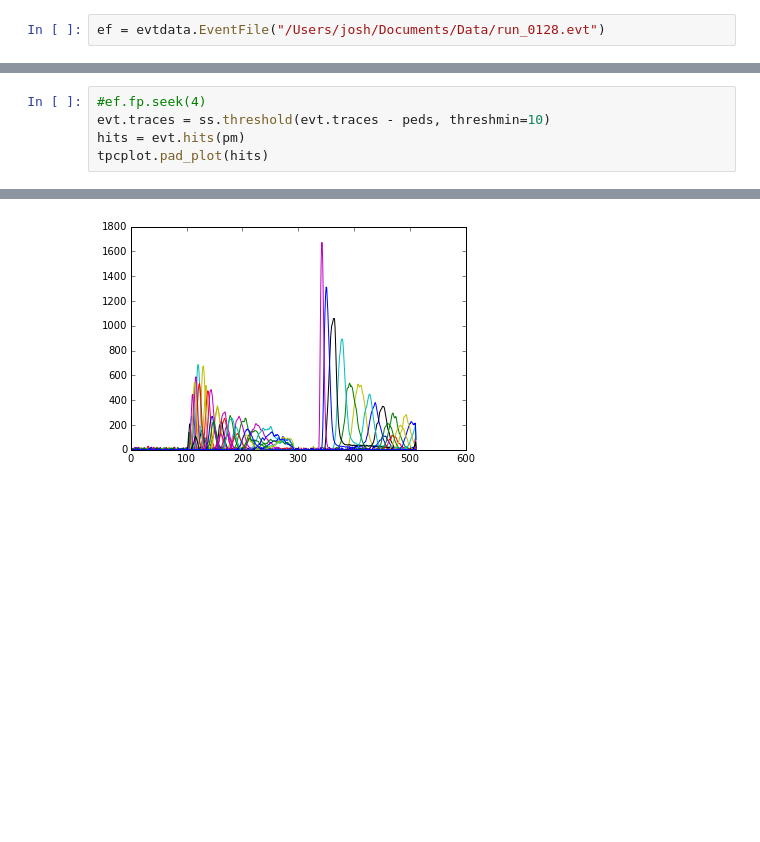
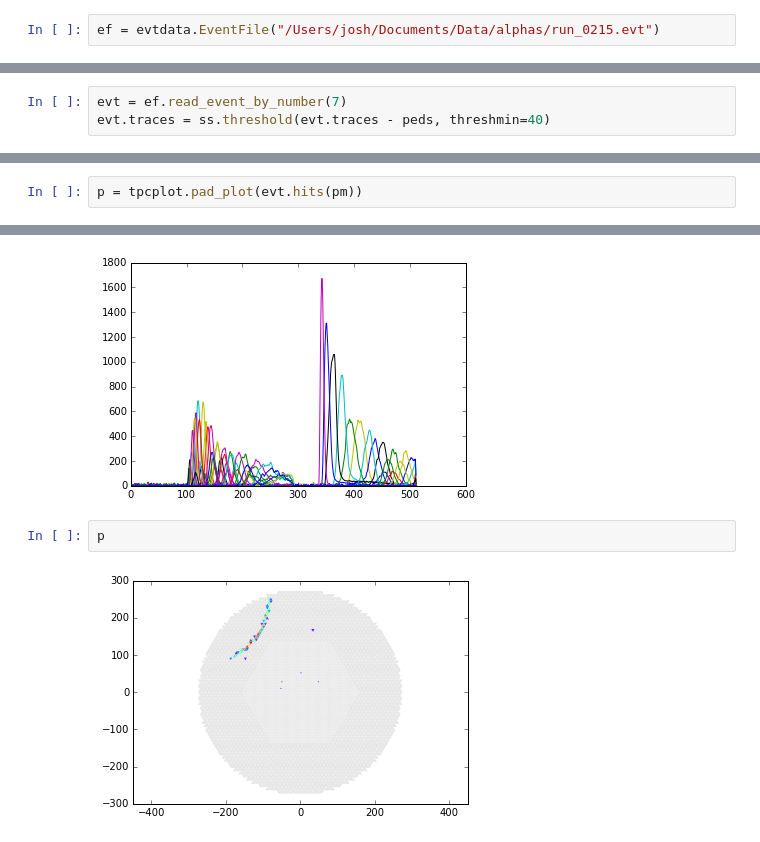
Before and after one commit to chchen123/pytpc, a Jupyter notebook: Testing.ipynb, the cells around one changed output, grey strips where cells are left out. Cells and saved outputs as stored; diff of their text form; blank space fills up the shorter version.

Commit message:
Some small changes to visualization code. Started making visualizer program, but didn't finish yet.

```diff
--- a/Testing.ipynb
+++ b/Testing.ipynb
@@ -14,3 +16,3 @@ import timeit
 # %%
-ef = evtdata.EventFile("/Users/josh/Documents/Data/run_0128.evt")
+ef = evtdata.EventFile("/Users/josh/Documents/Data/alphas/run_0215.evt")
 # %% [output]
@@ -28,6 +24,4 @@ Found event of size 352507 :
 # %%
-#ef.fp.seek(4)
-evt.traces = ss.threshold(evt.traces - peds, threshmin=10)
-hits = evt.hits(pm)
-tpcplot.pad_plot(hits)
+evt = ef.read_event_by_number(7)
+evt.traces = ss.threshold(evt.traces - peds, threshmin=40)
 # %% [output]
@@ -34,0 +31,2 @@ tpcplot.pad_plot(hits)
+# %%
+p = tpcplot.pad_plot(evt.hits(pm))
@@ -48,3 +47,7 @@ for l in lines:
     ax.plot(l)
 # %% [output]
 [figure]
+# %%
+p
+# %% [output]
+[figure, added]
```
Also changed, not shown: parts of 7 cells of this notebook, 4 other files.
